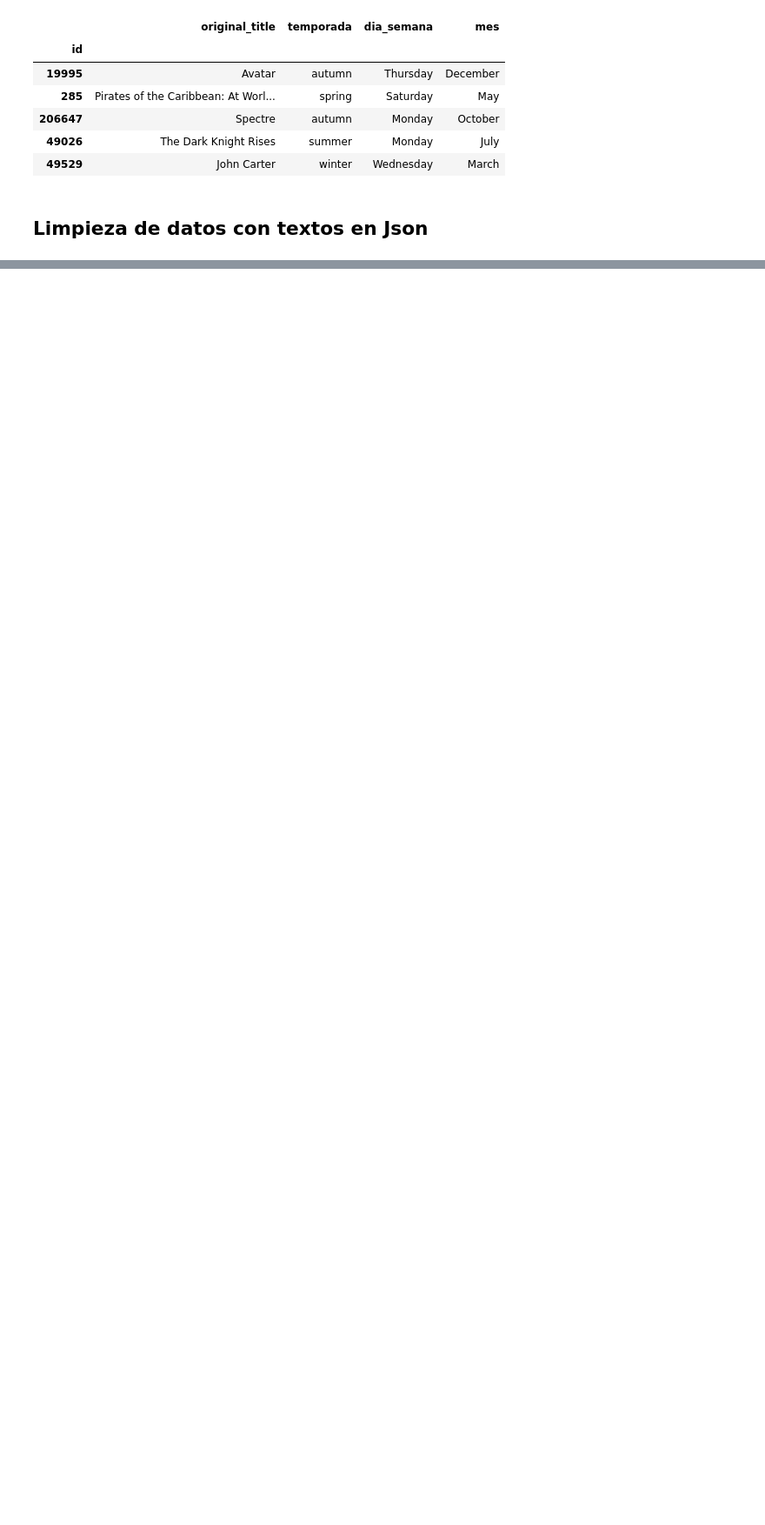
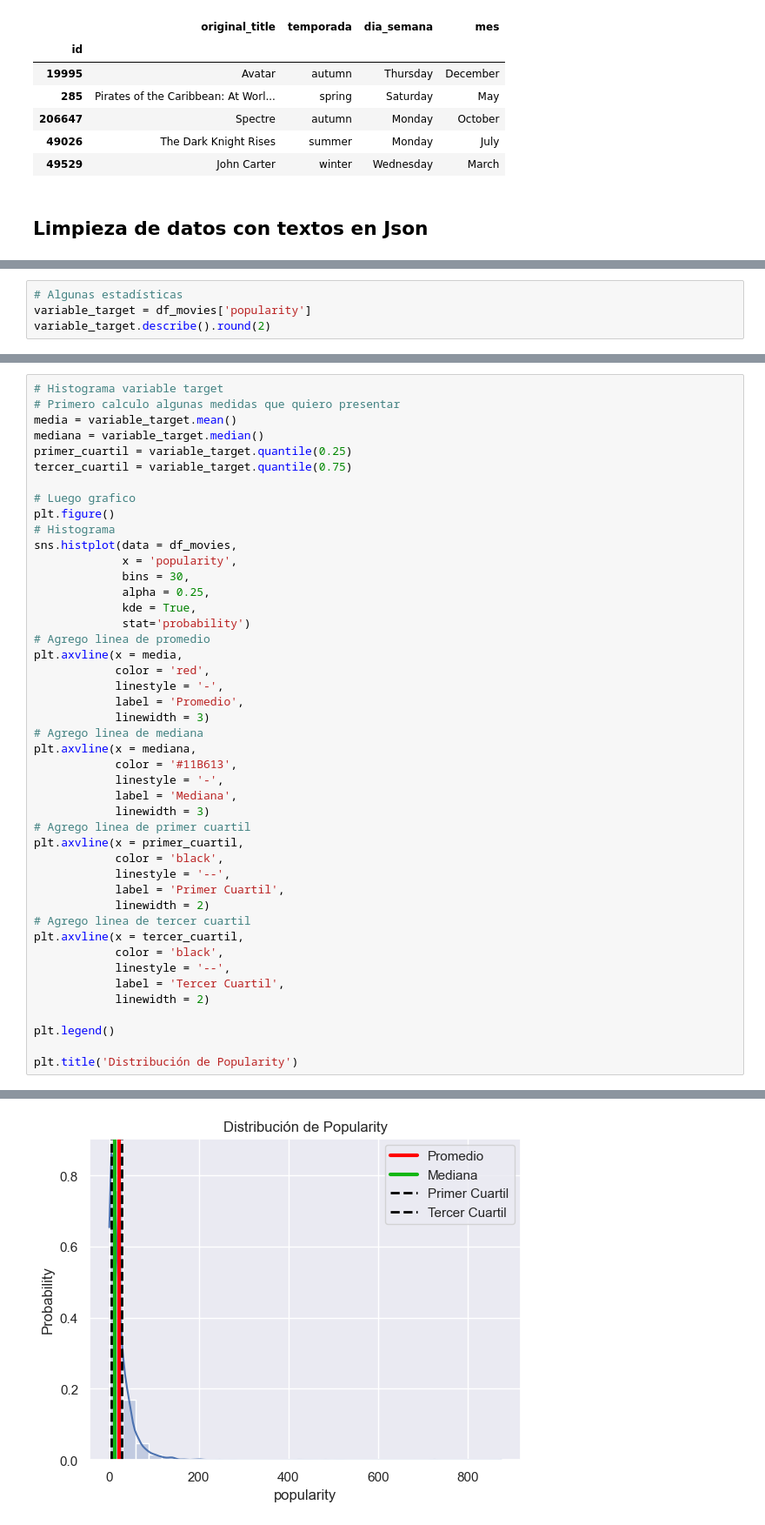
Before and after one commit to ApocalypseScrambler/datascience, a Jupyter notebook: Desafios/ProyectoDS_Parte II - Reyes Luis - 46270.ipynb, the cells around one changed output, grey strips where cells are left out. Shown at 87% size. Saved outputs shown, nothing was run; the diff lists cells and outputs as text; blank space fills up the shorter version.

```diff
--- a/Desafios/ProyectoDS_Parte II - Reyes Luis - 46270.ipynb
+++ b/Desafios/ProyectoDS_Parte II - Reyes Luis - 46270.ipynb
@@ -907,0 +914,4 @@ df_movies[['genres','keywords','spoken_languages','cast','production_companie','
+# %%
+# Algunas estadísticas
+variable_target = df_movies['popularity']
+variable_target.describe().round(2)
@@ -907,0 +928,46 @@ df_movies[['genres','keywords','spoken_languages','cast','production_companie','
+# %%
+# Histograma variable target
+# Primero calculo algunas medidas que quiero presentar
+media = variable_target.mean()
+mediana = variable_target.median()
+primer_cuartil = variable_target.quantile(0.25)
+tercer_cuartil = variable_target.quantile(0.75)
+
+# Luego grafico
+plt.figure()
+# Histograma
+sns.histplot(data = df_movies,
+             x = 'popularity',
+             bins = 30,
+             alpha = 0.25,
+             kde = True,
+             stat='probability')
+# Agrego linea de promedio
+plt.axvline(x = media,
+            color = 'red',
+            linestyle = '-',
+            label = 'Promedio',
+            linewidth = 3)
+# Agrego linea de mediana
+plt.axvline(x = mediana,
+            color = '#11B613',
+            linestyle = '-',
+            label = 'Mediana',
+            linewidth = 3)
+# Agrego linea de primer cuartil
+plt.axvline(x = primer_cuartil,
+            color = 'black',
+            linestyle = '--',
+            label = 'Primer Cuartil',
+            linewidth = 2)
+# Agrego linea de tercer cuartil
+plt.axvline(x = tercer_cuartil,
+            color = 'black',
+            linestyle = '--',
+            label = 'Tercer Cuartil',
+            linewidth = 2)
+
+plt.legend()
+
+plt.title('Distribución de Popularity')
+# %% [output]
@@ -907,0 +975 @@ df_movies[['genres','keywords','spoken_languages','cast','production_companie','
+[figure, added]
```
Also changed, not shown: parts of 25 cells of this notebook.
